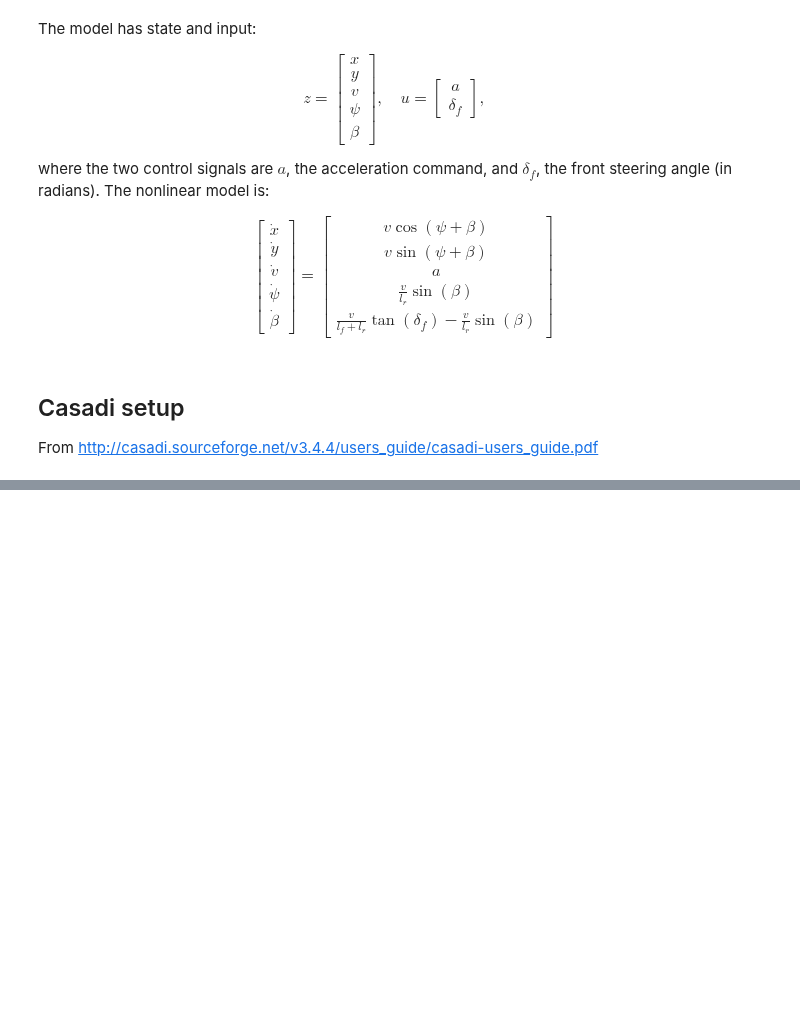
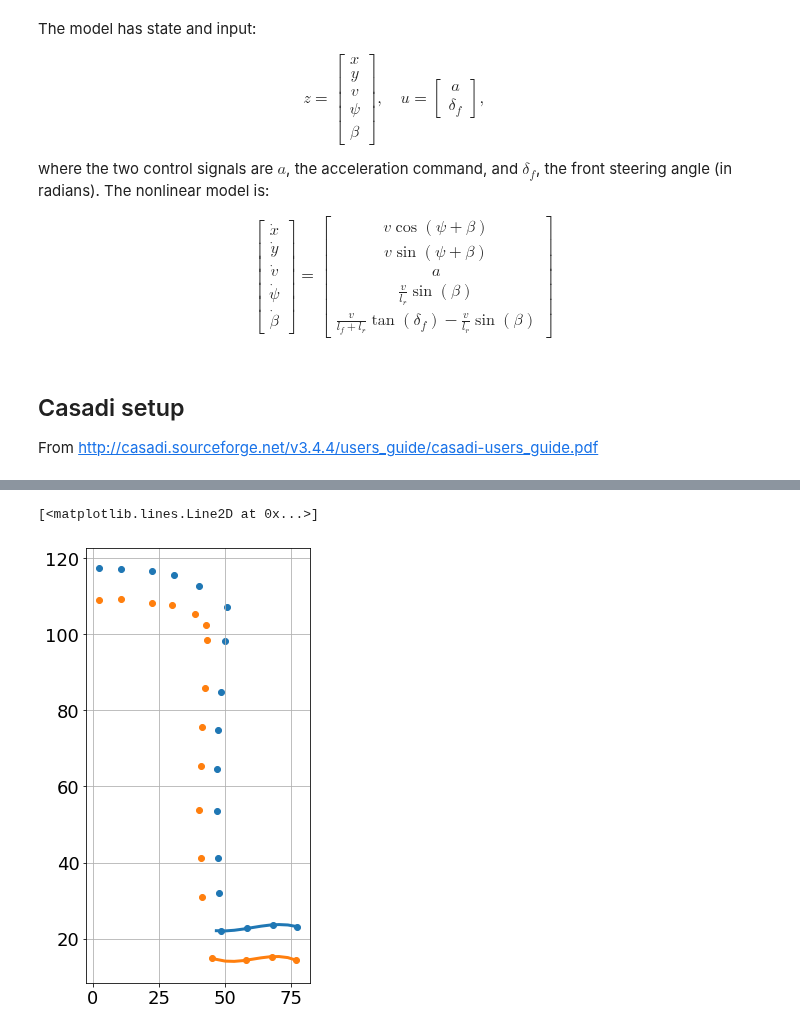
Before and after one commit to elsoroka/AutonomousCarMPC, a Jupyter notebook: nonlinear_mpc_casadi.ipynb, the cells around one changed output, grey strips where cells are left out. Drawn from its saved outputs; the diff is of its cells as text; code cells hidden in the pictures; blank space fills up the shorter version.

```diff
--- a/nonlinear_mpc_casadi.ipynb
+++ b/nonlinear_mpc_casadi.ipynb
@@ -224,0 +242,17 @@ plt.show()
+# %%
+fig1, ax = plt.subplots(1, 1, figsize=(4,8))
+ax.scatter(road_left[:,0], road_left[:,1])
+ax.scatter(road_right[:,0], road_right[:,1])
+
+left  = np.polynomial.polynomial.Polynomial.fit(road_left[-4:,0], road_left[-4:,1],3)
+right = np.polynomial.polynomial.Polynomial.fit(road_right[-4:,0], road_right[-4:,1],3)
+limit_start = (road_left[-4] + road_right[-4])/2.0
+limit_end = (road_left[-1] + road_right[-1])/2.0
+
+
+x = np.linspace(limit_start[0], limit_end[0], 10)
+ax.plot(x, left(x))
+ax.plot(x, right(x))
+# %% [output]
+[<matplotlib.lines.Line2D at 0x...>]
+[figure, added]
```
Also changed, not shown: parts of 14 cells of this notebook, 2 other files.
